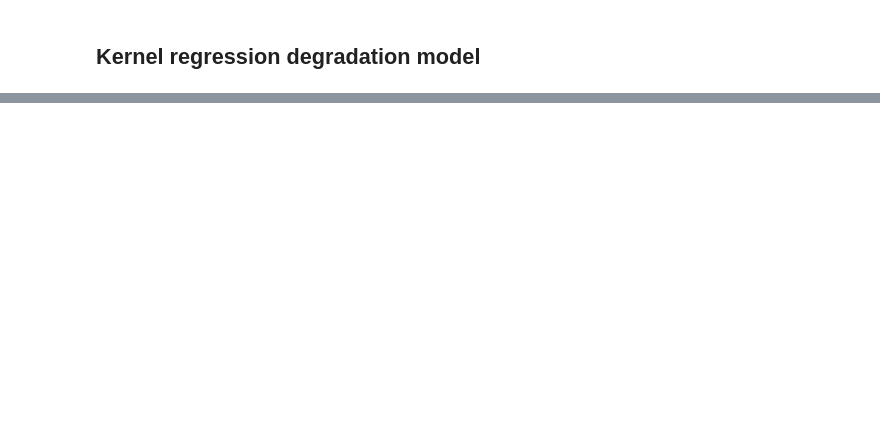
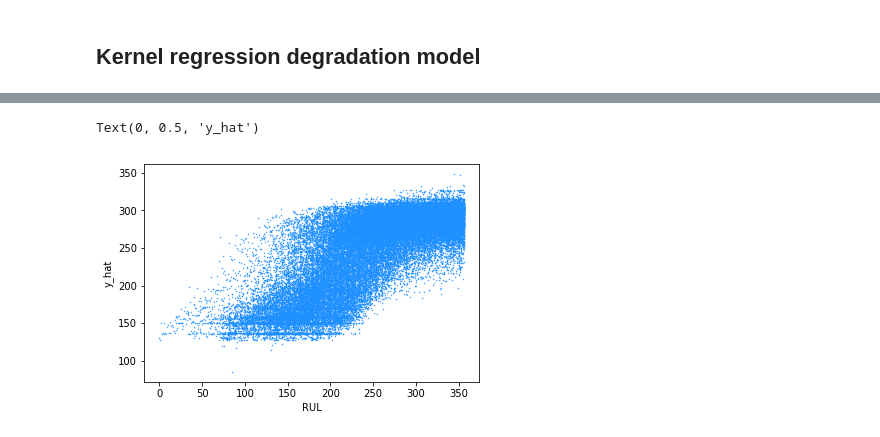
Before and after one commit to wimverleyen/DeepLearning, a Jupyter notebook: notebook/TSBP.ipynb, the cells around one changed output, grey strips where cells are left out. Saved outputs shown, nothing was run; the diff lists cells and outputs as text; code cells hidden in the pictures; blank space fills up the shorter version.

```diff
--- a/notebook/TSBP.ipynb
+++ b/notebook/TSBP.ipynb
@@ -355,7 +360,7 @@ df_weight.sort_values(by=['eSNR'], ascending=False).head(n=X.shape[1])
 | 18 | 18 | NaN |
 | 23 | 23 | NaN |
 # %%
-df_select = df_weight[df_weight['eSNR'] > 0.22]
+df_select = df_weight[df_weight['eSNR'] > 0.25]
 # %%
 X_norm_weight = X_norm[:,df_select['j'].values]
 X_norm_weight.shape
@@ -364,7 +369,7 @@ X_norm_weight.shape
 # %% [markdown]
 ## Principal Component Analysis
 # %%
-pca = PCA(n_components=5)
+pca = PCA(n_components=9)
 pca.fit(X_norm_weight)
 print(pca.explained_variance_ratio_.sum())
 X_norm_weight_pca = pca.transform(X_norm_weight)
@@ -387,0 +420,9 @@ print(mean1, mfx1)
+# %%
+fig = plt.figure()
+ax = fig.add_subplot(1,1,1)
+ax.scatter(y, mean1, color='dodgerblue', s=.2)
+ax.set_xlabel("RUL")
+ax.set_ylabel("y_hat")
+# %% [output]
+Text(0, 0.5, 'y_hat')
+[figure, added]
```
Also changed, not shown: parts of 19 cells of this notebook.
